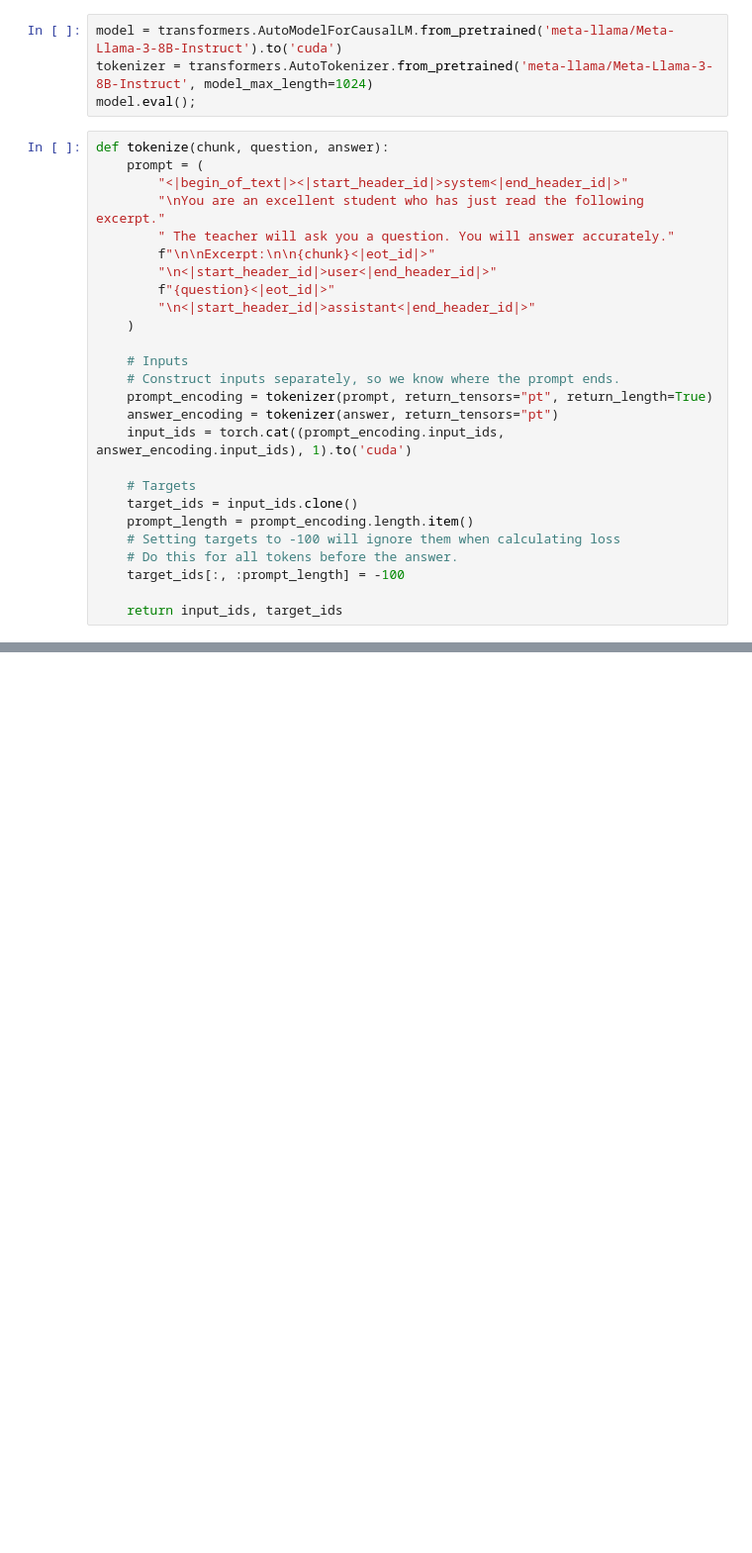
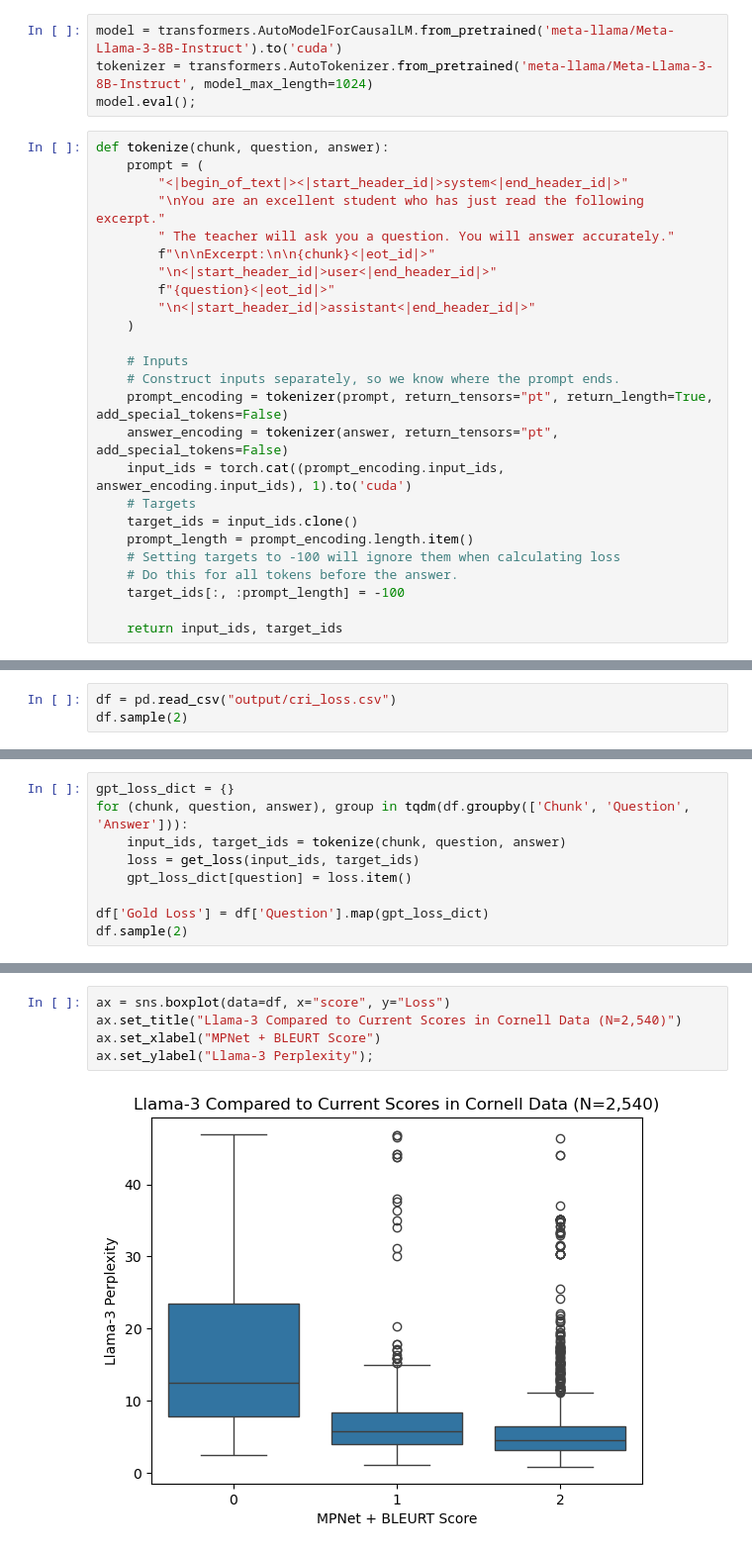
Before and after one commit to learlab/itell-ai-testing, a Jupyter notebook: cri-response-probability.ipynb, the cells around one changed output, grey strips where cells are left out. Shown at 99% size. Cells and saved outputs as stored; diff of their text form; blank space fills up the shorter version.

```diff
--- a/cri-response-probability.ipynb
+++ b/cri-response-probability.ipynb
@@ -27,10 +29,9 @@ def tokenize(chunk, question, answer):
 
     # Inputs
     # Construct inputs separately, so we know where the prompt ends.
-    prompt_encoding = tokenizer(prompt, return_tensors="pt", return_length=True)
-    answer_encoding = tokenizer(answer, return_tensors="pt")
+    prompt_encoding = tokenizer(prompt, return_tensors="pt", return_length=True, add_special_tokens=False)
+    answer_encoding = tokenizer(answer, return_tensors="pt", add_special_tokens=False)
     input_ids = torch.cat((prompt_encoding.input_ids, answer_encoding.input_ids), 1).to('cuda')
-
     # Targets
     target_ids = input_ids.clone()
     prompt_length = prompt_encoding.length.item()
@@ -77,0 +71,3 @@ df.to_csv("output/cri_loss.csv", index=False)
+# %%
+df = pd.read_csv("output/cri_loss.csv")
+df.sample(2)
@@ -77,0 +80,9 @@ df.to_csv("output/cri_loss.csv", index=False)
+# %%
+gpt_loss_dict = {}
+for (chunk, question, answer), group in tqdm(df.groupby(['Chunk', 'Question', 'Answer'])):
+    input_ids, target_ids = tokenize(chunk, question, answer)
+    loss = get_loss(input_ids, target_ids)
+    gpt_loss_dict[question] = loss.item()
+
+df['Gold Loss'] = df['Question'].map(gpt_loss_dict)
+df.sample(2)
@@ -77,0 +117,7 @@ df.to_csv("output/cri_loss.csv", index=False)
+# %%
+ax = sns.boxplot(data=df, x="score", y="Loss")
+ax.set_title("Llama-3 Compared to Current Scores in Cornell Data (N=2,540)")
+ax.set_xlabel("MPNet + BLEURT Score")
+ax.set_ylabel("Llama-3 Perplexity");
+# %% [output]
+[figure, added]
```
Also changed, not shown: parts of 17 cells of this notebook, 1 other file.
